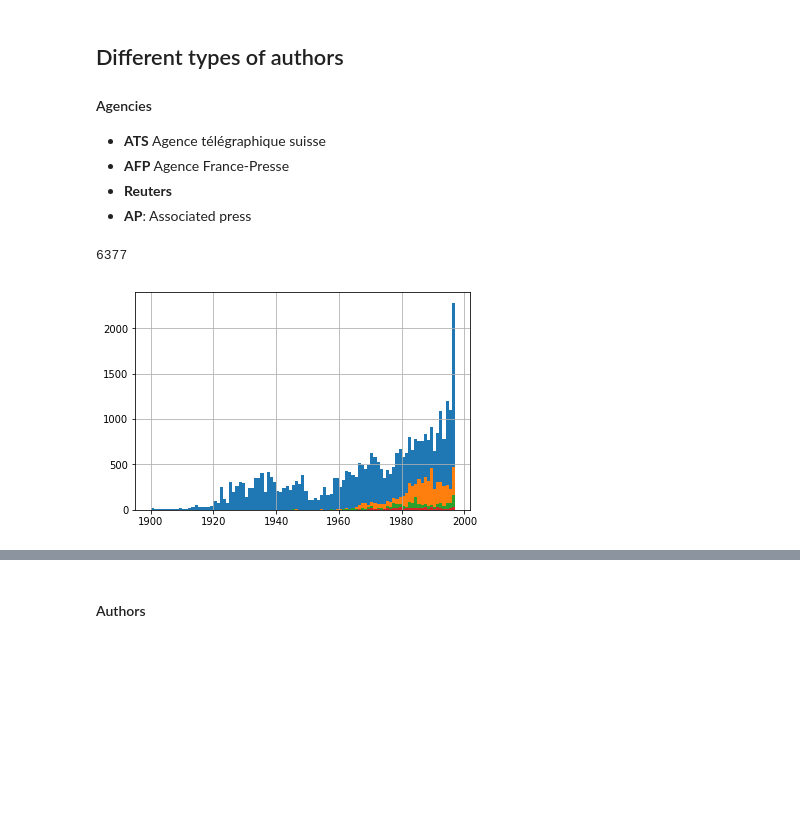
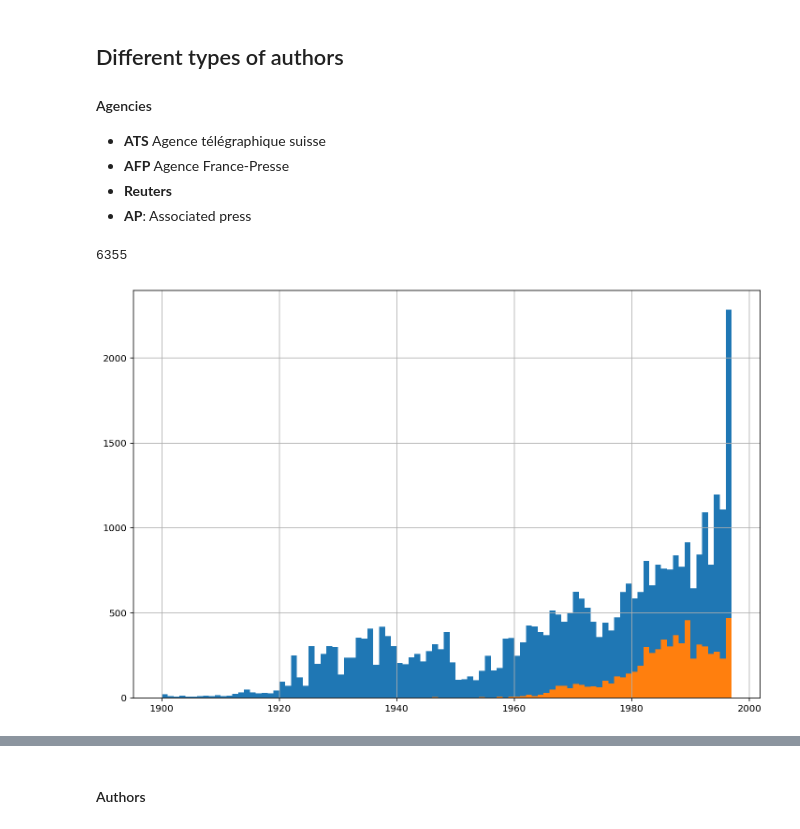
Before and after one commit to RomainMendez/Digital-Humanities-Project, a Jupyter notebook: src/author_analysis.ipynb, the cells around one changed output, grey strips where cells are left out. Drawn from its saved outputs; the diff is of its cells as text; code cells hidden in the pictures; blank space fills up the shorter version.

```diff
--- a/src/author_analysis.ipynb
+++ b/src/author_analysis.ipynb
@@ -3,8 +3,10 @@
 # %%
 import re
 import pandas as pd
+import numpy as np
 import matplotlib.pyplot as plt
 %config InlineBackend.figure_format = 'retina'
+plt.rcParams['figure.figsize'] = [12, 8]
 
 DATA_FOLDER = "../data/"
 
@@ -60,22 +62,30 @@ banking_indexes.sum()
 - **Reuters**
 - **AP**: Associated press
 # %%
-agency_indexes = articles.fulltext.str.lower().str.contains(
-    r"\((a\.?t\.?s|ap|a\.?f\.?p|reuter|associated press).?\)"
-)
+def agency_indexes(agency_pattern):
+    return articles.fulltext.str.lower().str.contains(agency_pattern)
+
+ats_indexes = agency_indexes(r"\(a\.?t\.?s\.?\)")
+ap_indexes = agency_indexes(r"\((a\.?p\.?|associated press\.?)\)")
+afp_indexes = agency_indexes(r"\(a\.?f\.?p\.?\)")
+reuter_indexes = agency_indexes(r"\(reuters?\.?\)")
+
+agency_indexes = ats_indexes | ap_indexes | afp_indexes | reuter_indexes
 agency_indexes.sum()
 # %% [output]
-6377
+6355
 # %%
-def year_hist(series):
+def year_series(series):
     year_series = series.date.dt.year
-    years = year_series.max() - year_series.min()
-    return year_series.hist(bins=years)
+    delta_years = year_series.max() - year_series.min()
+    return year_series, delta_years
 
 
+def year_hist(series):
+    years, bins = year_series(series)
+    return years.hist(bins=bins)
+
 year_hist(articles)
-year_hist(articles[agency_indexes])
-year_hist(articles[banking_indexes])
-year_hist(articles[banking_indexes & agency_indexes]);
+year_hist(articles[agency_indexes]);
 # %% [output]
-[figure, old version]
+[figure, new version]
```
Also changed, not shown: parts of 11 cells of this notebook, 1 other file.
